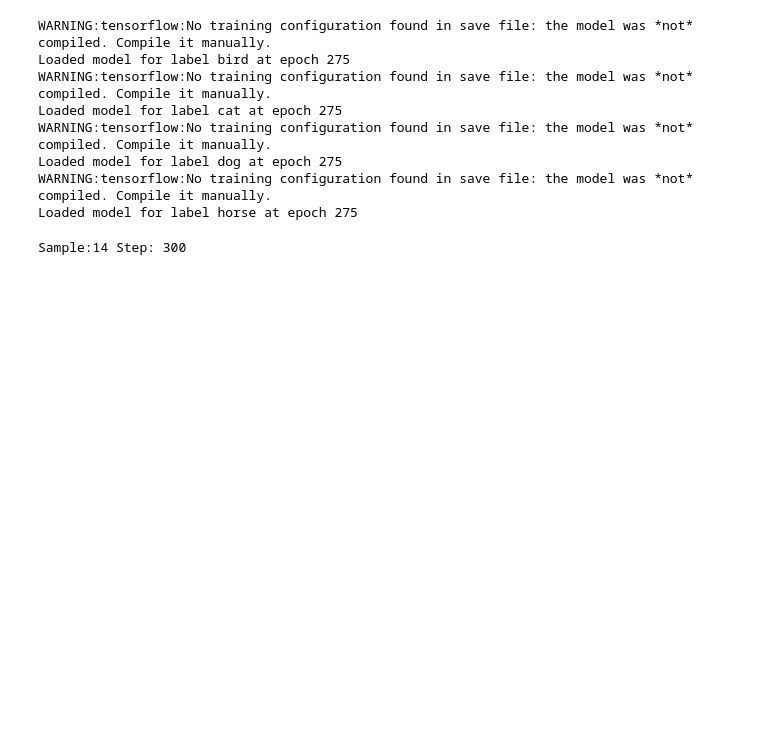
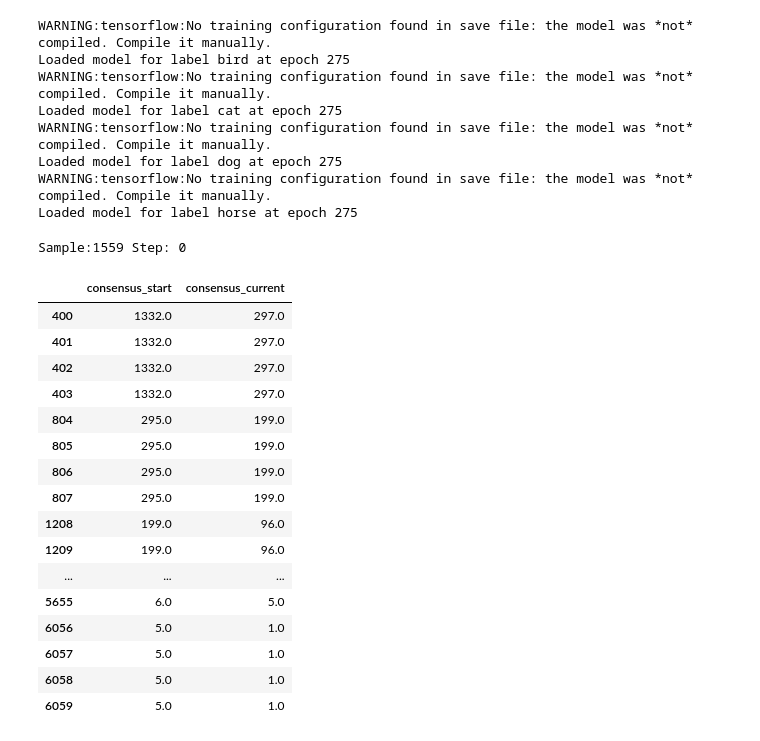
Before and after one commit to edoardogiacomello/DistributedSegmentation, a Jupyter notebook: src/Negotiation-v4.ipynb, the cells around one changed output. Saved outputs shown, nothing was run; the diff lists cells and outputs as text; code cells hidden in the pictures; blank space fills up the shorter version.

```diff
--- a/src/Negotiation-v4.ipynb
+++ b/src/Negotiation-v4.ipynb
@@ -20,6 +20,6 @@ confidence_functions= list()
 for a in AGENT_NAMES:
     confidence_functions.append(lambda x: nt.get_confidence(x, method='convolution_entropy', convolution_size=3))
 # %%
-results = neg.run_negotiation_on_dataset(models, confidence_functions, 'test', max_steps=100)
+results = neg.run_negotiation_on_dataset(models, confidence_functions, 'test', max_steps=50)
 # %% [output]
-Sample:14 Step: 300
+Sample:1559 Step: 0
@@ -25,0 +28,20 @@ Sample:14 Step: 300
+# %%
+results[results['status']=='timeout'][['consensus_start', 'consensus_current']]
+# %% [output]
+|  | consensus_start | consensus_current |
+| 400 | 1332.0 | 297.0 |
+| 401 | 1332.0 | 297.0 |
+| 402 | 1332.0 | 297.0 |
+| 403 | 1332.0 | 297.0 |
+| 804 | 295.0 | 199.0 |
+| 805 | 295.0 | 199.0 |
+| 806 | 295.0 | 199.0 |
+| 807 | 295.0 | 199.0 |
+| 1208 | 199.0 | 96.0 |
+| 1209 | 199.0 | 96.0 |
+| ... | ... | ... |
+| 5655 | 6.0 | 5.0 |
+| 6056 | 5.0 | 1.0 |
+| 6057 | 5.0 | 1.0 |
+| 6058 | 5.0 | 1.0 |
+| 6059 | 5.0 | 1.0 |
```
Also changed, not shown: parts of 1 cell of this notebook, 2 other files.
